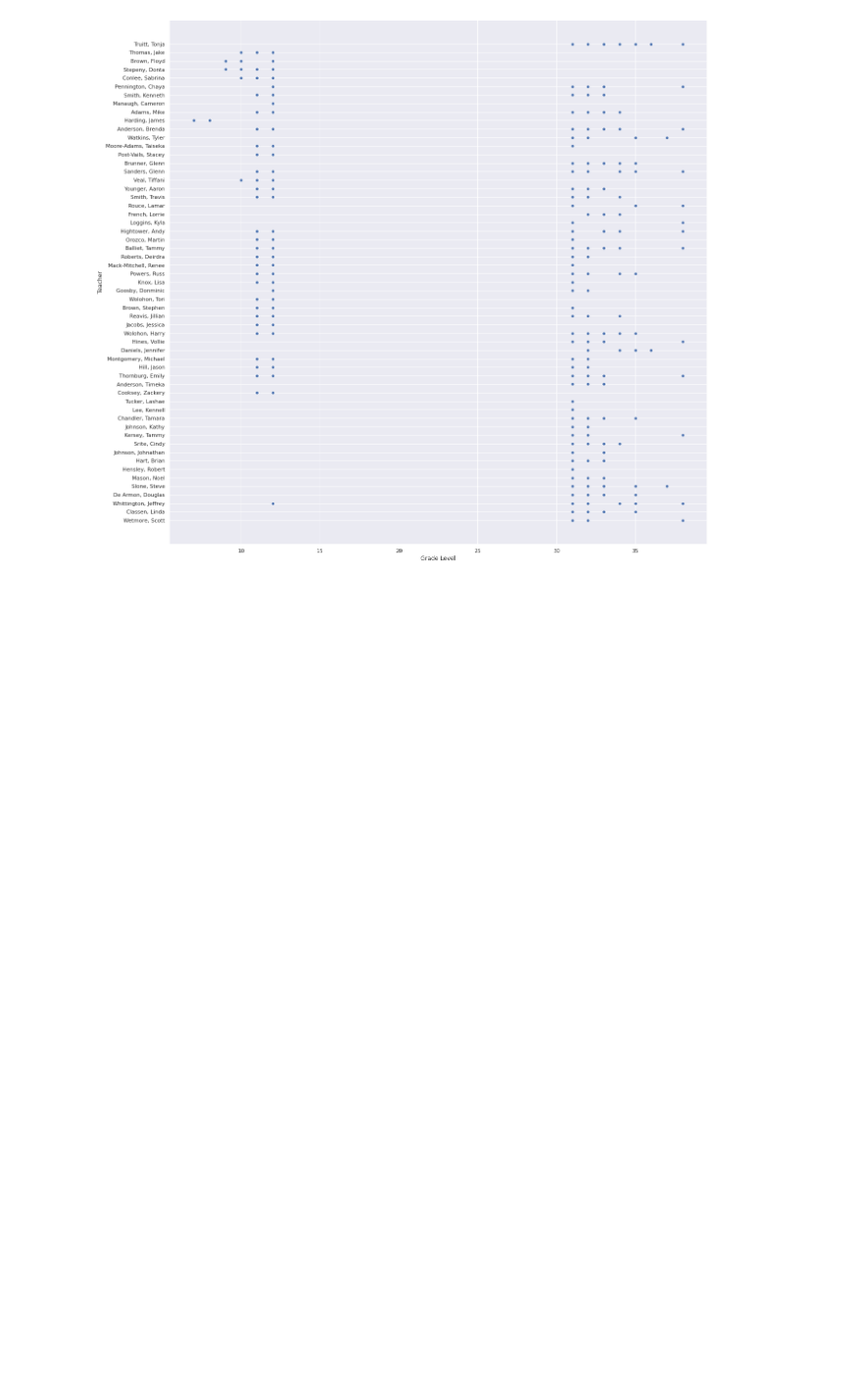
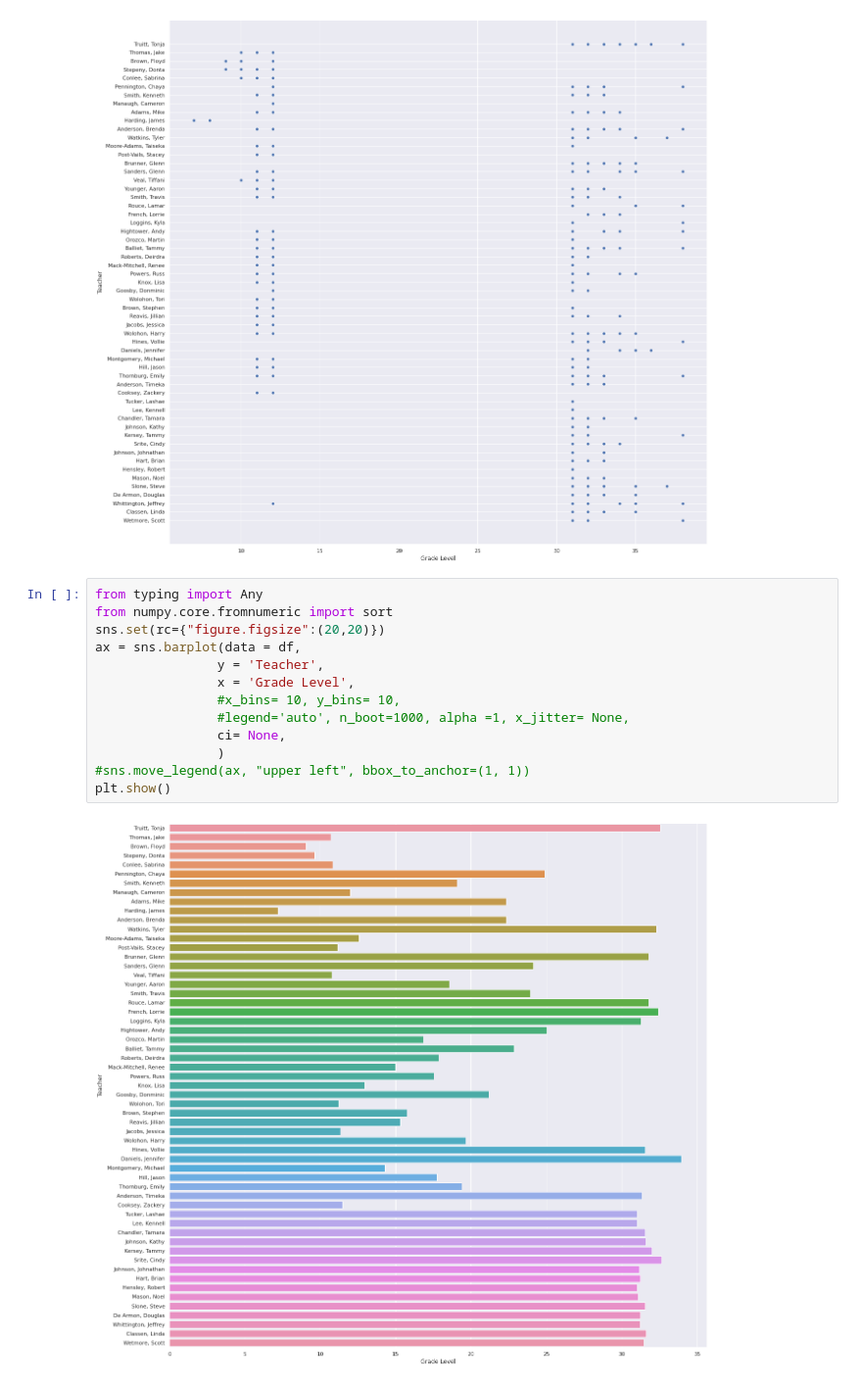
Before and after one commit to khatriprajwol/Assessment, a Jupyter notebook: Data_Analyst_Task.ipynb, the cells around one changed output. Shown: that part at 98% size. Saved outputs shown, nothing was run; the diff lists cells and outputs as text; blank space fills up the shorter version.

```diff
--- a/Data_Analyst_Task.ipynb
+++ b/Data_Analyst_Task.ipynb
@@ -110,3 +110,18 @@ ax = sns.scatterplot(data = df,
 plt.show()
 # %% [output]
 [figure]
+# %%
+from typing import Any
+from numpy.core.fromnumeric import sort
+sns.set(rc={"figure.figsize":(20,20)})
+ax = sns.barplot(data = df,
+                y = 'Teacher',
+                x = 'Grade Level',
+                #x_bins= 10, y_bins= 10,
+                #legend='auto', n_boot=1000, alpha =1, x_jitter= None,
+                ci= None,
+                )
+#sns.move_legend(ax, "upper left", bbox_to_anchor=(1, 1))
+plt.show()
+# %% [output]
+[figure, added]
```
